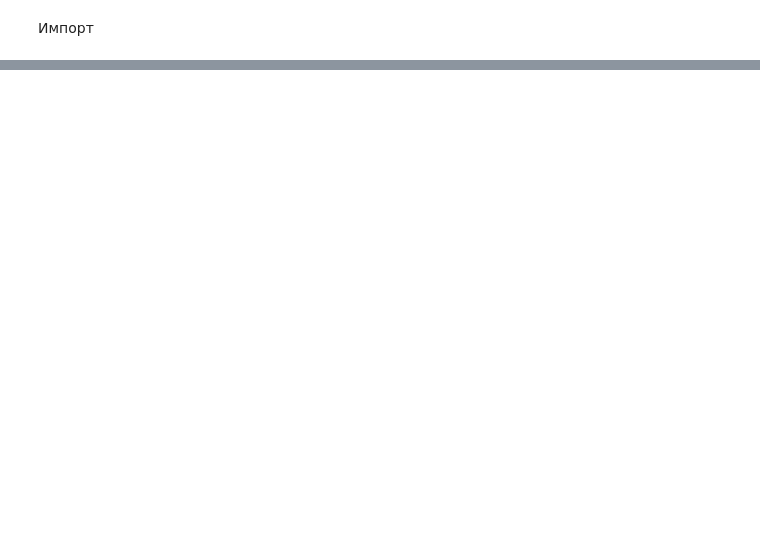
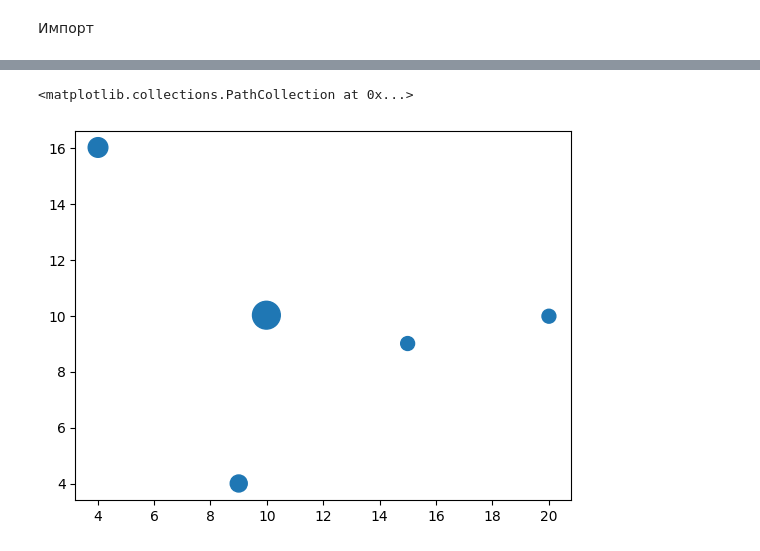
Before and after one commit to peano4783/ml-use-cases-ibs-webinar, a Jupyter notebook: notebooks/case1.ipynb, the cells around one changed output, grey strips where cells are left out. Drawn from its saved outputs; the diff is of its cells as text; code cells hidden in the pictures; blank space fills up the shorter version.

```diff
--- a/notebooks/case1.ipynb
+++ b/notebooks/case1.ipynb
@@ -27,0 +19,6 @@ plt.scatter(df['x'], df['y'])
+# %%
+centers = np.transpose(kmeans.cluster_centers_)
+plt.scatter(centers[0], centers[1], s=s)
+# %% [output]
+<matplotlib.collections.PathCollection at 0x...>
+[figure, added]
```
Also changed, not shown: parts of 8 cells of this notebook, 1 other file.
